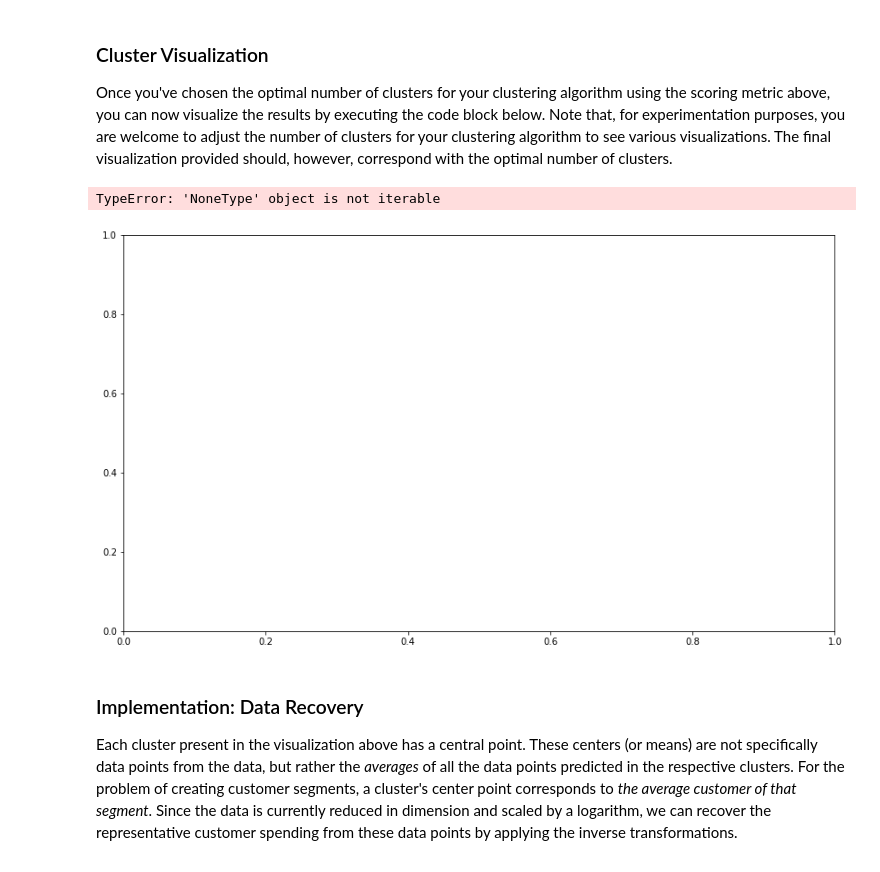
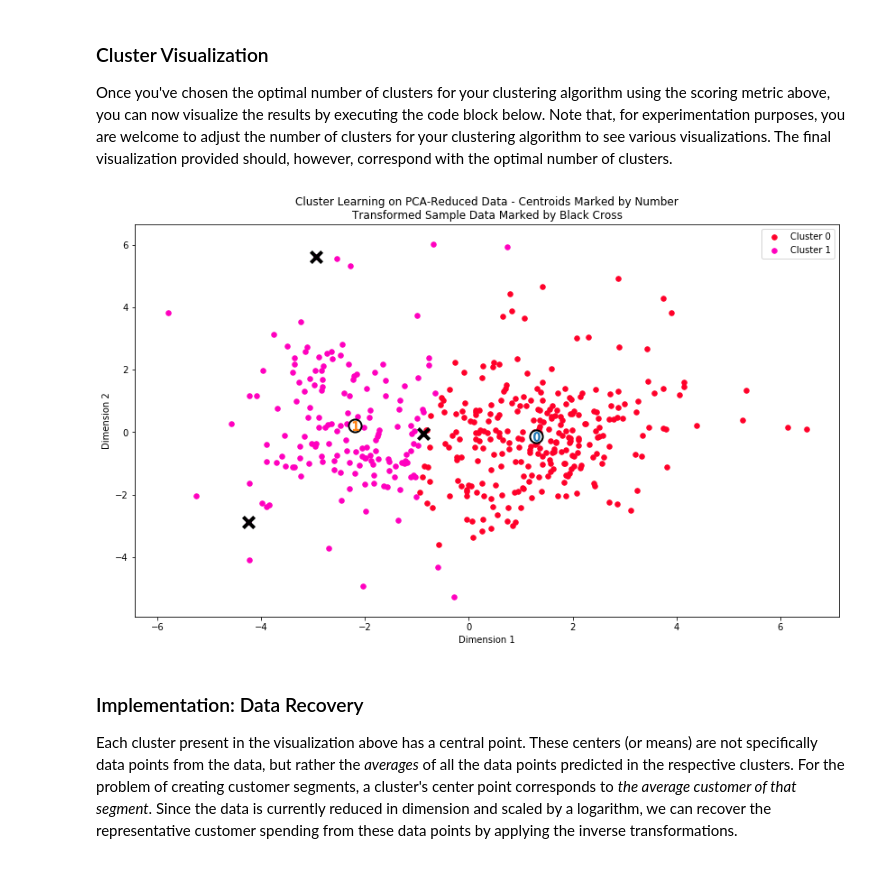
Before and after one commit to blcooley/machine-learning, a Jupyter notebook: projects/customer_segments/customer_segments.ipynb, the cells around one changed output. Drawn from its saved outputs; the diff is of its cells as text; code cells hidden in the pictures.

```diff
--- a/projects/customer_segments/customer_segments.ipynb
+++ b/projects/customer_segments/customer_segments.ipynb
@@ -217,7 +217,7 @@ for feature in log_data.keys():
     display(log_data[~((log_data[feature] >= Q1 - step) & (log_data[feature] <= Q3 + step))])
 
 # OPTIONAL: Select the indices for data points you wish to remove
-outliers  = []
+outliers  = [65, 66, 75, 128, 154]
 
 # Remove the outliers, if any were specified
 good_data = log_data.drop(log_data.index[outliers]).reset_index(drop = True)
@@ -360,10 +365,10 @@ pca = PCA(2, random_state=42).fit(good_data)
 reduced_data = pca.transform(good_data)
 
 # TODO: Transform log_samples using the PCA fit above
-pca_samples = pca.transform(samples)
+pca_samples = pca.transform(log_samples)
 
 # Create a DataFrame for the reduced data
-reduced_data = pd.DataFrame(reduced_data, columns = ['Dimension 1', 'Dimension 2'])
+reduced_data_df = pd.DataFrame(reduced_data, columns = ['Dimension 1', 'Dimension 2'])
 # %% [markdown]
 ### Observation
 Run the code below to see how the log-transformed sample data has changed after having a PCA transformation applied to it using only two dimensions. Observe how the values for the first two dimensions remains unchanged when compared to a PCA transformation in six dimensions.
@@ -418,17 +428,23 @@ In the code block below, you will need to implement the following:
  - Import `sklearn.metrics.silhouette_score` and calculate the silhouette score of `reduced_data` against `preds`.
    - Assign the silhouette score to `score` and print the result.
 # %%
-# TODO: Apply your clustering algorithm of choice to the reduced data
-clusterer = None
+from sklearn.mixture import GaussianMixture
+from sklearn.metrics import silhouette_score
 
-# TODO: Predict the cluster for each data point
-preds = None
+for n in [5, 4, 3, 2]:
+    # TODO: Apply your clustering algorithm of choice to the reduced data
+    clusterer = GaussianMixture(n_components=n)
+    clusterer.fit(reduced_data_df)
 
-# TODO: Find the cluster centers
-centers = None
+    # TODO: Predict the cluster for each data point
+    preds = clusterer.predict(reduced_data_df)
 
-# TODO: Predict the cluster for each transformed sample data point
-sample_preds = None
+    # TODO: Find the cluster centers
+    centers = clusterer.means_
 
-# TODO: Calculate the mean silhouette coefficient for the number of clusters chosen
-score = None
+    # TODO: Predict the cluster for each transformed sample data point
+    sample_preds = clusterer.predict(pca_samples)
+
+    # TODO: Calculate the mean silhouette coefficient for the number of clusters chosen
+    score = silhouette_score(reduced_data_df, preds)
+    print("components: {} , mean SS: {}".format(n, np.mean(score)))
@@ -444,10 +475,9 @@ score = None
 Once you've chosen the optimal number of clusters for your clustering algorithm using the scoring metric above, you can now visualize the results by executing the code block below. Note that, for experimentation purposes, you are welcome to adjust the number of clusters for your clustering algorithm to see various visualizations. The final visualization provided should, however, correspond with the optimal number of clusters.
 # %%
 # Display the results of the clustering from implementation
-vs.cluster_results(reduced_data, preds, centers, pca_samples)
+vs.cluster_results(reduced_data_df, preds, centers, pca_samples)
 # %% [output]
-TypeError: 'NoneType' object is not iterable
-[figure, old version]
+[figure, new version]
 # %% [markdown]
 ### Implementation: Data Recovery
 Each cluster present in the visualization above has a central point. These centers (or means) are not specifically data points from the data, but rather the *averages* of all the data points predicted in the respective clusters. For the problem of creating customer segments, a cluster's center point corresponds to *the average customer of that segment*. Since the data is currently reduced in dimension and scaled by a logarithm, we can recover the representative customer spending from these data points by applying the inverse transformations.
```
Also changed, not shown: parts of 25 cells of this notebook, 1 other file.
